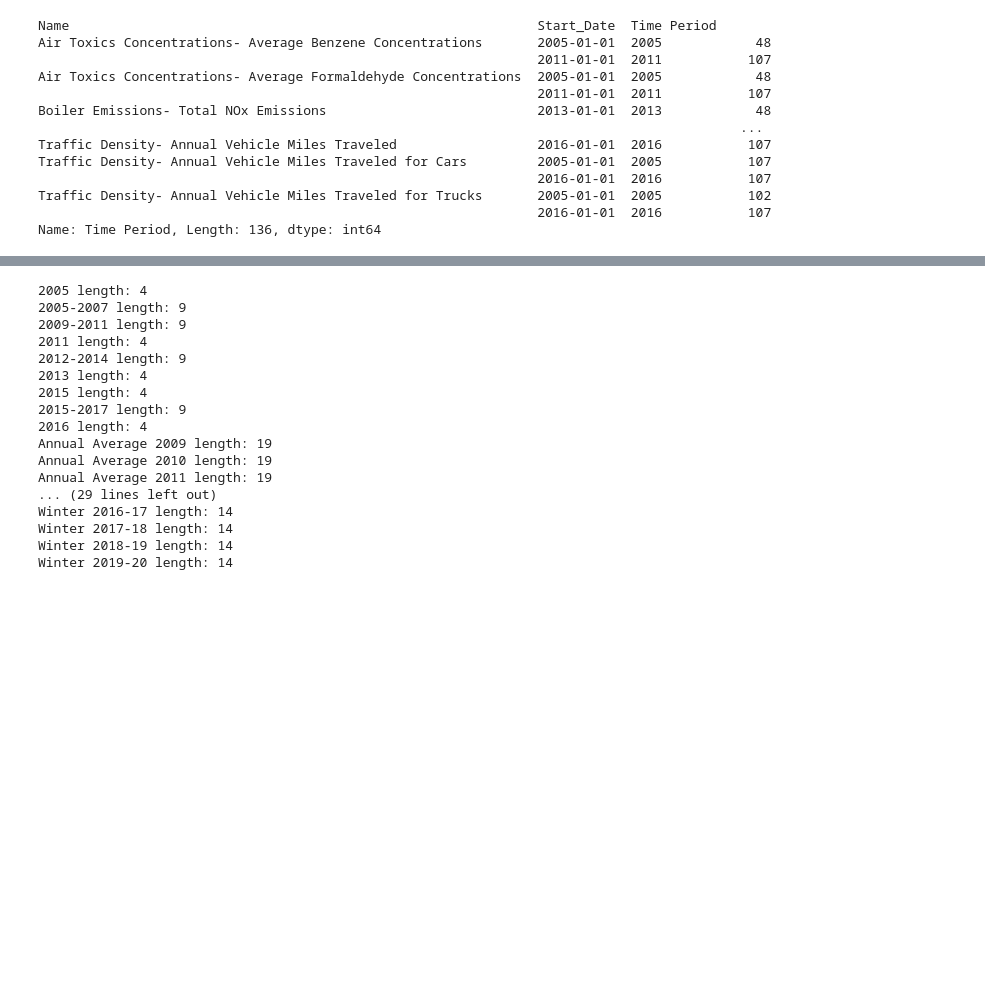
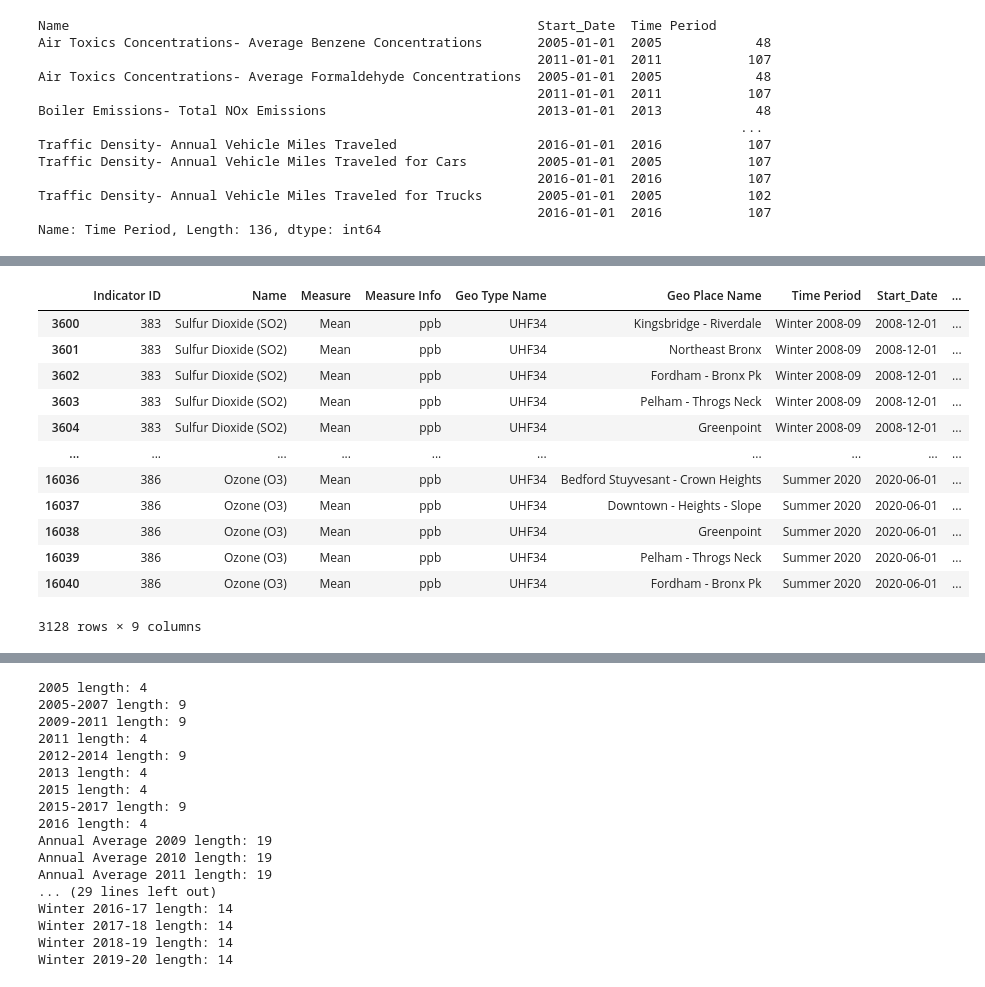
Before and after one commit to daniel-a-r/ccny_data_science_project, a Jupyter notebook: data_science_project.ipynb, the cells around one changed output, grey strips where cells are left out. Drawn from its saved outputs; the diff is of its cells as text; code cells hidden in the pictures; blank space fills up the shorter version.

```diff
--- a/data_science_project.ipynb
+++ b/data_science_project.ipynb
@@ -468,3 +522,19 @@ Name: Time Period, Length: 136, dtype: int64
+# %%
+air_quality[air_quality['Geo Type Name'].str.contains('UHF34')]
+# %% [output]
+|  | Indicator ID | Name | Measure | Measure Info | Geo Type Name | Geo Place Name | Time Period | Start_Date | ... |
+| 3600 | 383 | Sulfur Dioxide (SO2) | Mean | ppb | UHF34 | Kingsbridge - Riverdale | Winter 2008-09 | 2008-12-01 | ... |
+| 3601 | 383 | Sulfur Dioxide (SO2) | Mean | ppb | UHF34 | Northeast Bronx | Winter 2008-09 | 2008-12-01 | ... |
+| 3602 | 383 | Sulfur Dioxide (SO2) | Mean | ppb | UHF34 | Fordham - Bronx Pk | Winter 2008-09 | 2008-12-01 | ... |
+| 3603 | 383 | Sulfur Dioxide (SO2) | Mean | ppb | UHF34 | Pelham - Throgs Neck | Winter 2008-09 | 2008-12-01 | ... |
+| 3604 | 383 | Sulfur Dioxide (SO2) | Mean | ppb | UHF34 | Greenpoint | Winter 2008-09 | 2008-12-01 | ... |
+| ... | ... | ... | ... | ... | ... | ... | ... | ... | ... |
+| 16036 | 386 | Ozone (O3) | Mean | ppb | UHF34 | Bedford Stuyvesant - Crown Heights | Summer 2020 | 2020-06-01 | ... |
+| 16037 | 386 | Ozone (O3) | Mean | ppb | UHF34 | Downtown - Heights - Slope | Summer 2020 | 2020-06-01 | ... |
+| 16038 | 386 | Ozone (O3) | Mean | ppb | UHF34 | Greenpoint | Summer 2020 | 2020-06-01 | ... |
+| 16039 | 386 | Ozone (O3) | Mean | ppb | UHF34 | Pelham - Throgs Neck | Summer 2020 | 2020-06-01 | ... |
+| 16040 | 386 | Ozone (O3) | Mean | ppb | UHF34 | Fordham - Bronx Pk | Summer 2020 | 2020-06-01 | ... |
+3128 rows × 9 columns
 # %%
 air_quality_boros = air_quality[air_quality['Geo Type Name'].str.contains('Borough')]
 air_quality_boros = air_quality_boros.drop(['Geo Type Name'], axis=1)
```
Also changed, not shown: parts of 26 cells of this notebook.
